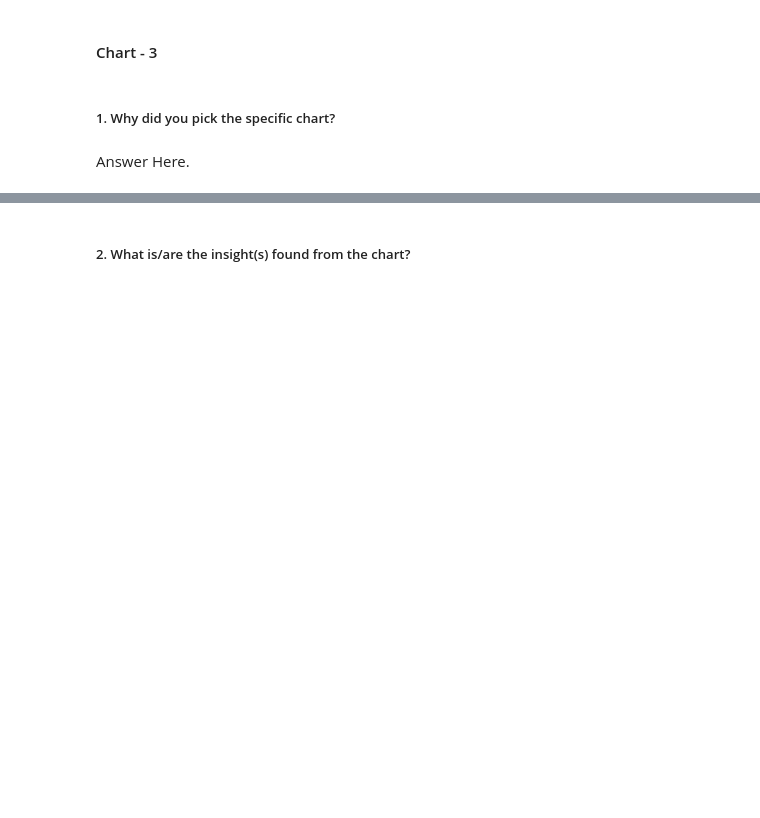
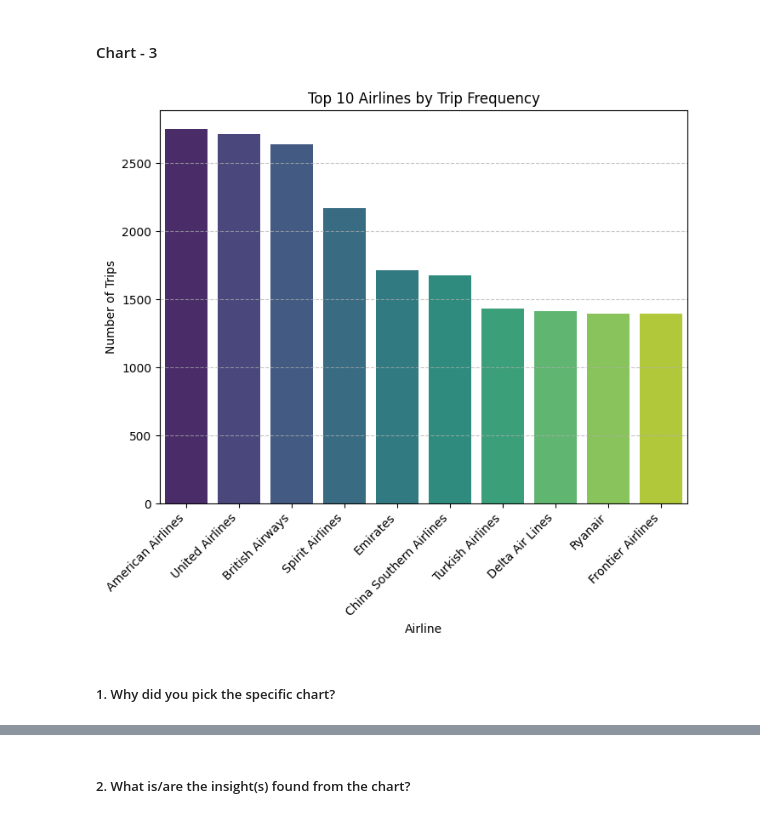
Before and after one commit to rashmi0852/Airline_Passenger_Refferal_Prediction, a Jupyter notebook: Airline_Referal.ipynb, the cells around one changed output, grey strips where cells are left out. Drawn from its saved outputs; the diff is of its cells as text; code cells hidden in the pictures; blank space fills up the shorter version.

```diff
--- a/Airline_Referal.ipynb
+++ b/Airline_Referal.ipynb
@@ -563,4 +662,23 @@ Answer Here
+# %%
+# Chart - 3 visualization code
+#Question-3 : Which are the top 10 airlines in terms of the number of trips recorded?
+
+
+# Calculate the number of trips for each airline
+top_airlines = airline_data['airline'].value_counts().nlargest(10)
+
+# Create a bar plot to visualize the top 10 airlines by trip frequency
+plt.figure(figsize=(8, 6))
+sns.barplot(x=top_airlines.index, y=top_airlines.values, palette="viridis")
+plt.title('Top 10 Airlines by Trip Frequency')
+plt.xlabel('Airline')
+plt.ylabel('Number of Trips')
+plt.xticks(rotation=45,ha='right')
+plt.grid(axis='y', linestyle='--', alpha=0.7)
+
+# Show the plot
+plt.show()
+# %% [output]
+[figure, added]
 # %% [markdown]
 ##### 1. Why did you pick the specific chart?
-# %% [markdown]
-Answer Here.
```
Also changed, not shown: parts of 71 cells of this notebook.
